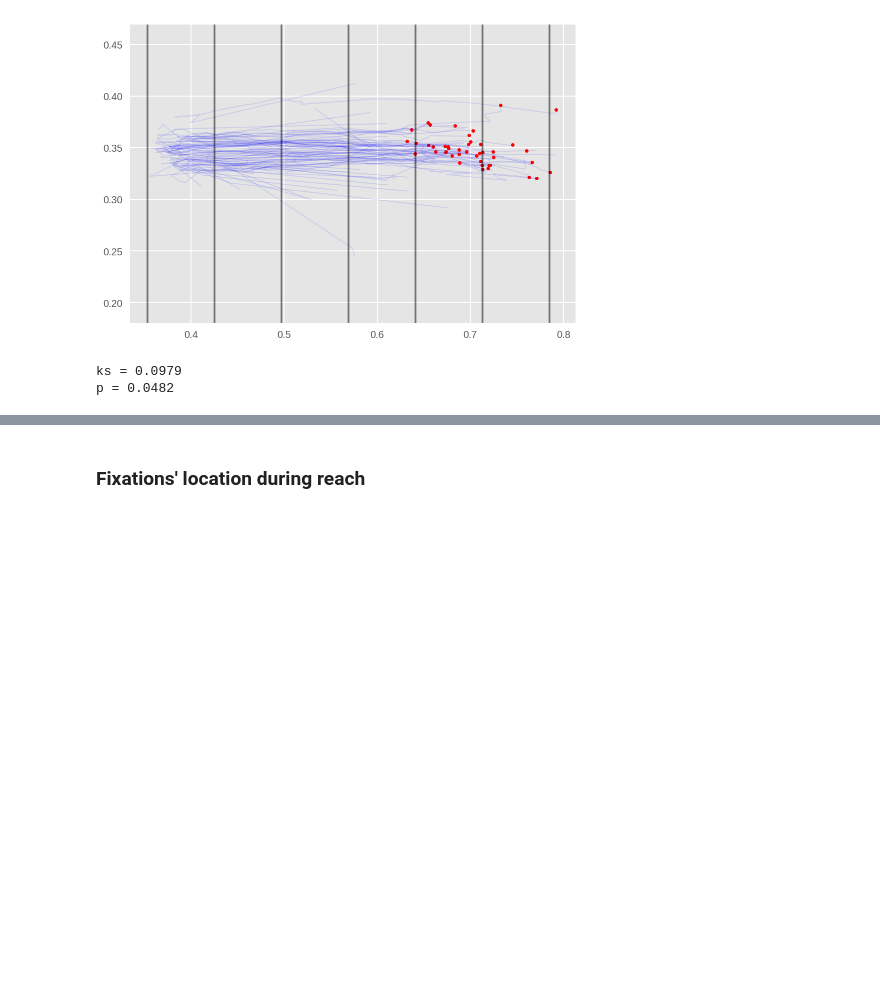
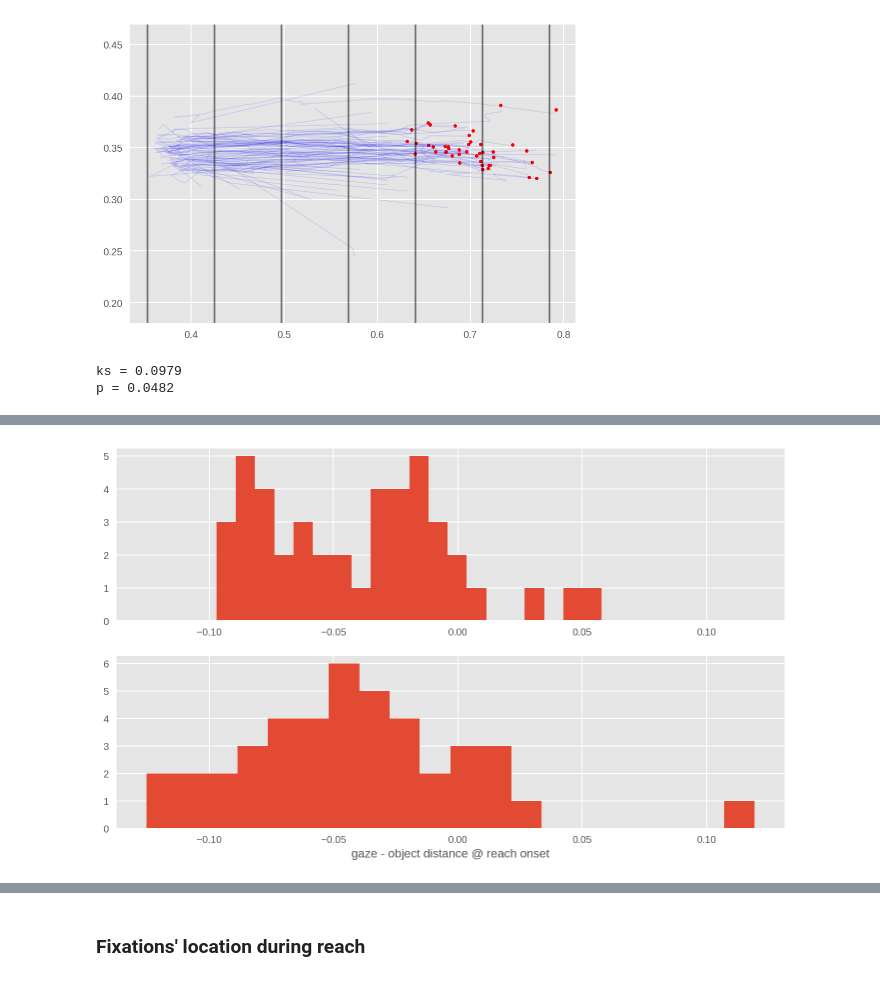
Before and after one commit to Roman-Belenya/perception_and_action, a Jupyter notebook: explore.ipynb, the cells around one changed output, grey strips where cells are left out. Saved outputs shown, nothing was run; the diff lists cells and outputs as text; code cells hidden in the pictures; blank space fills up the shorter version.

Commit message:
fixations at the reach onset

```diff
--- a/explore.ipynb
+++ b/explore.ipynb
@@ -278,0 +241,4 @@ fixations[:5]
+# %%
+fixations = fixations[['p', 'condition', 'trial', 'centre_x', 'centre_z', 'start_frame', 'end_frame', 'duration',
+                       'ro_frame', 'time_interval', 'off_screen', 'closest_cue', 'distance_to']]
+fixations.head()
@@ -369,0 +349,14 @@ p = 0.0482
+# %%
+fix_ro_ocl = fixations[(fixations['condition'] == 'Occlusion_Cue_LeftToRight') & (fixations['time_interval'] == 3)] \
+                    .groupby(['trial', 'p'])[['centre_x', 'centre_z']] \
+                    .apply(lambda x: x.iloc[0]) \
+                    .reset_index()
+fix_ro_ocl = pd.merge(fix_ro_ocl, accuracies[['p', 'trial', 'eyes_object_ro']], on = ['p', 'trial'])
+
+fix_ro_onl = fixations[(fixations['condition'] == 'Occlusion_NoCue_LeftToRight') & (fixations['time_interval'] == 3)] \
+                    .groupby(['trial', 'p'])[['centre_x', 'centre_z']] \
+                    .apply(lambda x: x.iloc[0]) \
+                    .reset_index()
+fix_ro_onl = pd.merge(fix_ro_onl, accuracies[['p', 'trial', 'eyes_object_ro']], on = ['p', 'trial'])
+
+fix_ro_onl.head()
@@ -369,0 +370,15 @@ p = 0.0482
+# %%
+# Distribution of fixation-object distances at the reach onset
+
+fig = plt.figure(figsize = (12, 7))
+
+ax1 = fig.add_subplot(211)
+ax1.hist(fix_ro_ocl['eyes_object_ro'], bins = 20)
+
+ax2 = fig.add_subplot(212, sharex = ax1)
+ax2.hist(fix_ro_onl['eyes_object_ro'], bins = 20)
+ax2.set_xlabel('gaze - object distance @ reach onset')
+
+plt.show()
+# %% [output]
+[figure, added]
```
Also changed, not shown: parts of 13 cells of this notebook.
